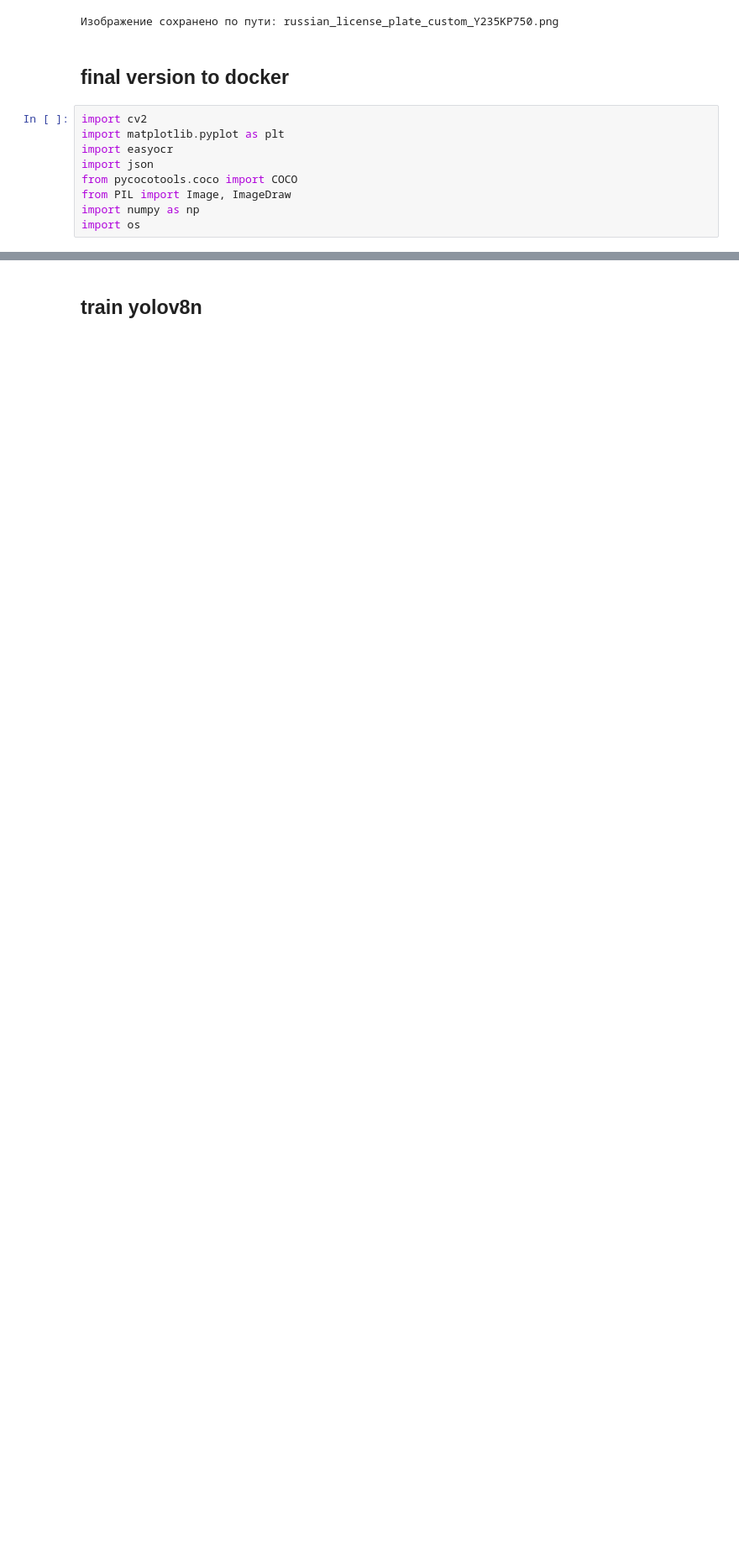
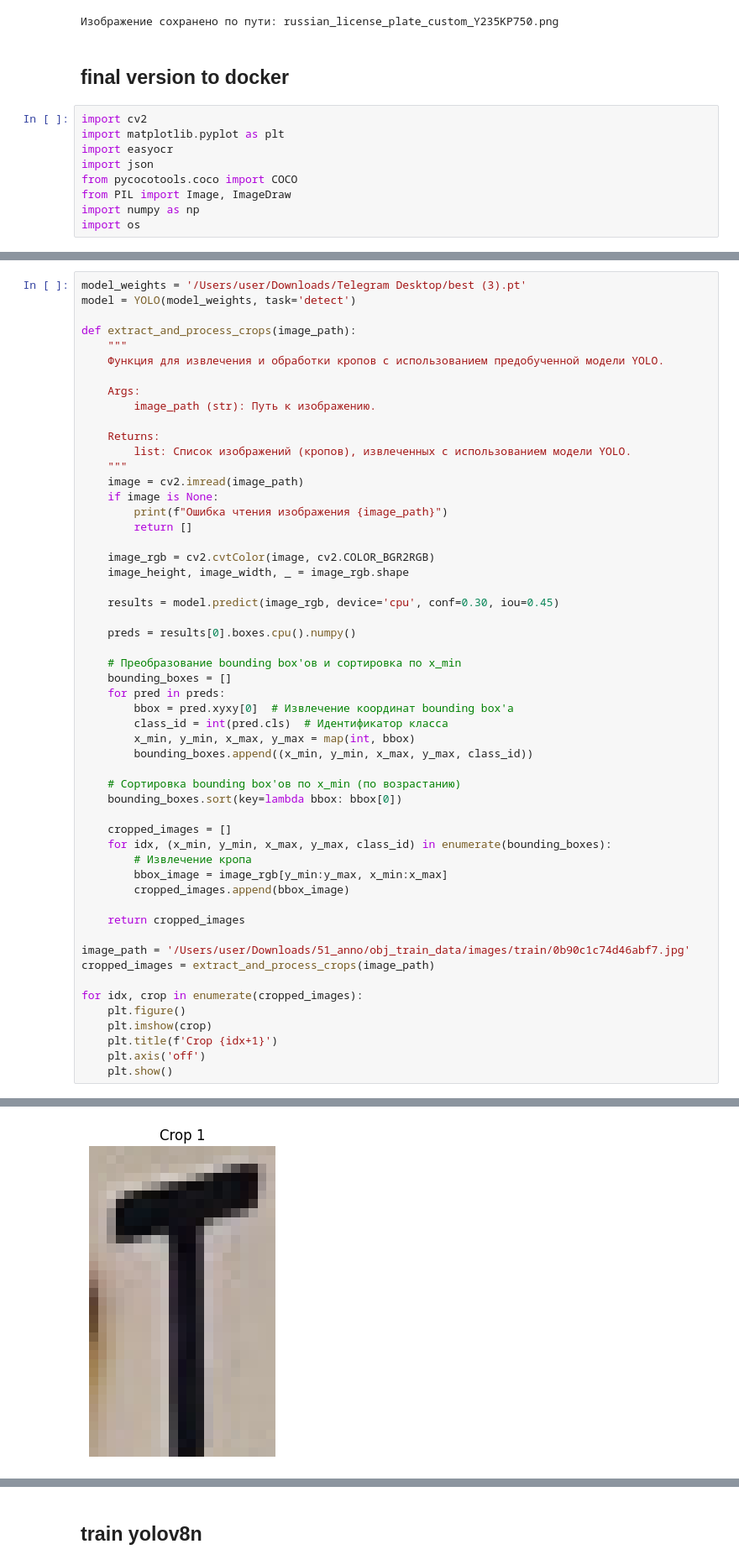
Before and after one commit to naumovan/plate_deformation, a Jupyter notebook: correcting_licence_plate.ipynb, the cells around one changed output, grey strips where cells are left out. Shown at 84% size. Saved outputs shown, nothing was run; the diff lists cells and outputs as text; blank space fills up the shorter version.

```diff
--- a/correcting_licence_plate.ipynb
+++ b/correcting_licence_plate.ipynb
@@ -410,0 +400,55 @@ def yolo_to_bbox(x_center, y_center, width, height, img_width, img_height):
+# %%
+model_weights = '/Users/user/Downloads/Telegram Desktop/best (3).pt'
+model = YOLO(model_weights, task='detect')
+
+def extract_and_process_crops(image_path):
+    """
+    Функция для извлечения и обработки кропов с использованием предобученной модели YOLO.
+
+    Args:
+        image_path (str): Путь к изображению.
+
+    Returns:
+        list: Список изображений (кропов), извлеченных с использованием модели YOLO.
+    """
+    image = cv2.imread(image_path)
+    if image is None:
+        print(f"Ошибка чтения изображения {image_path}")
+        return []
+
+    image_rgb = cv2.cvtColor(image, cv2.COLOR_BGR2RGB)
+    image_height, image_width, _ = image_rgb.shape
+
+    results = model.predict(image_rgb, device='cpu', conf=0.30, iou=0.45)
+
+    preds = results[0].boxes.cpu().numpy()
+
+    # Преобразование bounding box'ов и сортировка по x_min
+    bounding_boxes = []
+    for pred in preds:
+        bbox = pred.xyxy[0]  # Извлечение координат bounding box'а
+        class_id = int(pred.cls)  # Идентификатор класса
+        x_min, y_min, x_max, y_max = map(int, bbox)
+        bounding_boxes.append((x_min, y_min, x_max, y_max, class_id))
+
+    # Сортировка bounding box'ов по x_min (по возрастанию)
+    bounding_boxes.sort(key=lambda bbox: bbox[0])
+
+    cropped_images = []
+    for idx, (x_min, y_min, x_max, y_max, class_id) in enumerate(bounding_boxes):
+        # Извлечение кропа
+        bbox_image = image_rgb[y_min:y_max, x_min:x_max]
+        cropped_images.append(bbox_image)
+
+    return cropped_images
+
+image_path = '/Users/user/Downloads/51_anno/obj_train_data/images/train/0b90c1c74d46abf7.jpg'
+cropped_images = extract_and_process_crops(image_path)
+
+for idx, crop in enumerate(cropped_images):
+    plt.figure()
+    plt.imshow(crop)
+    plt.title(f'Crop {idx+1}')
+    plt.axis('off')
+    plt.show()
+# %% [output]
@@ -410,0 +457 @@ def yolo_to_bbox(x_center, y_center, width, height, img_width, img_height):
+[figure, added]
```
Also changed, not shown: parts of 6 cells of this notebook.
